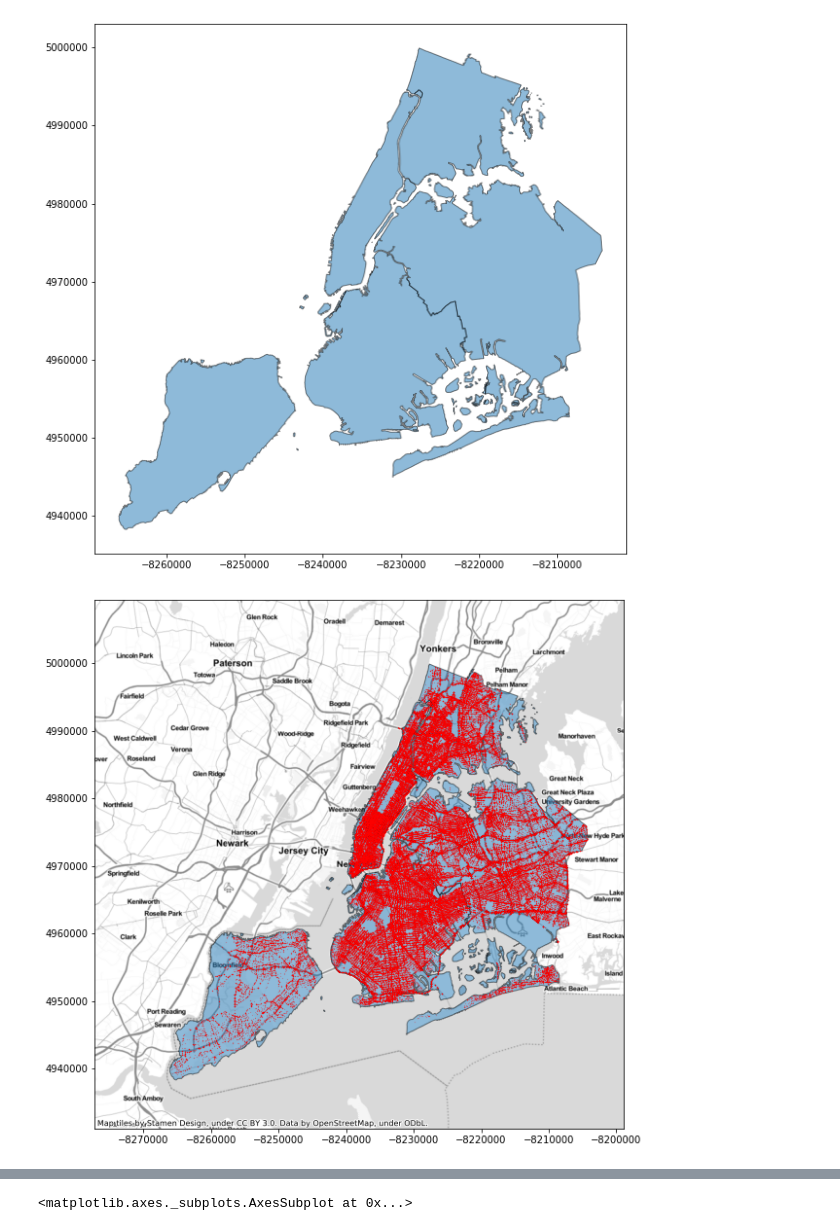
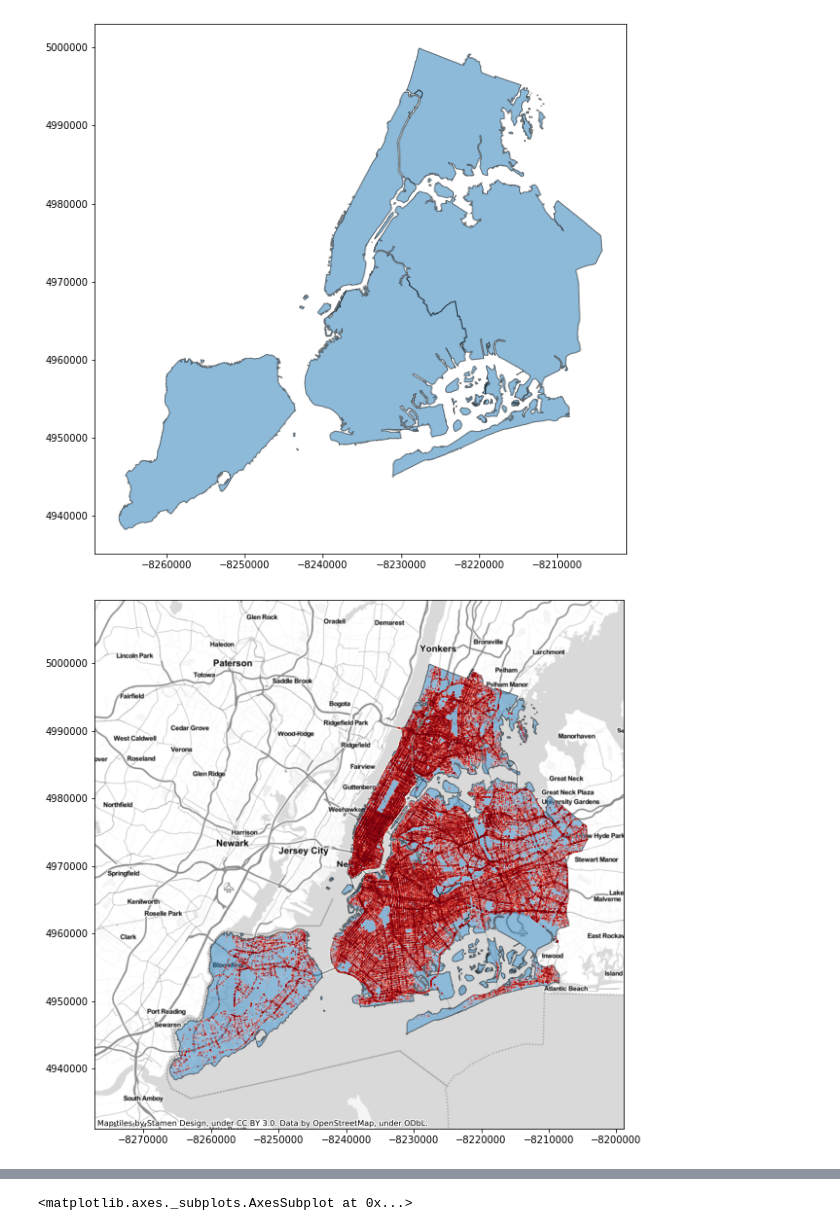
Before and after one commit to felixilie/nyc-motor-vehicle-collision, a Jupyter notebook: generate_plot1.ipynb, the cells around one changed output, grey strips where cells are left out. Drawn from its saved outputs; the diff is of its cells as text; code cells hidden in the pictures.

```diff
--- a/generate_plot1.ipynb
+++ b/generate_plot1.ipynb
@@ -187,8 +185,8 @@ ax =nyc.plot(figsize=(10, 10), alpha=0.5, edgecolor='k')
 # %%
 # df1 = gdp.read_file(gdp.datasets.get_path('nybb'))
 ax = nyc.plot(figsize=(10, 10), alpha=0.5, edgecolor='k')
 ctx.add_basemap(ax, url=ctx.sources.ST_TONER_LITE)
-gdf.plot(ax=ax, color='red', markersize=.01)
+gdf.plot(ax=ax, cmap='Reds', markersize=.05)
 plt.show()
 # %% [output]
-[figure, old version]
+[figure, new version]
```
Also changed, not shown: parts of 8 cells of this notebook, 2 other files.
